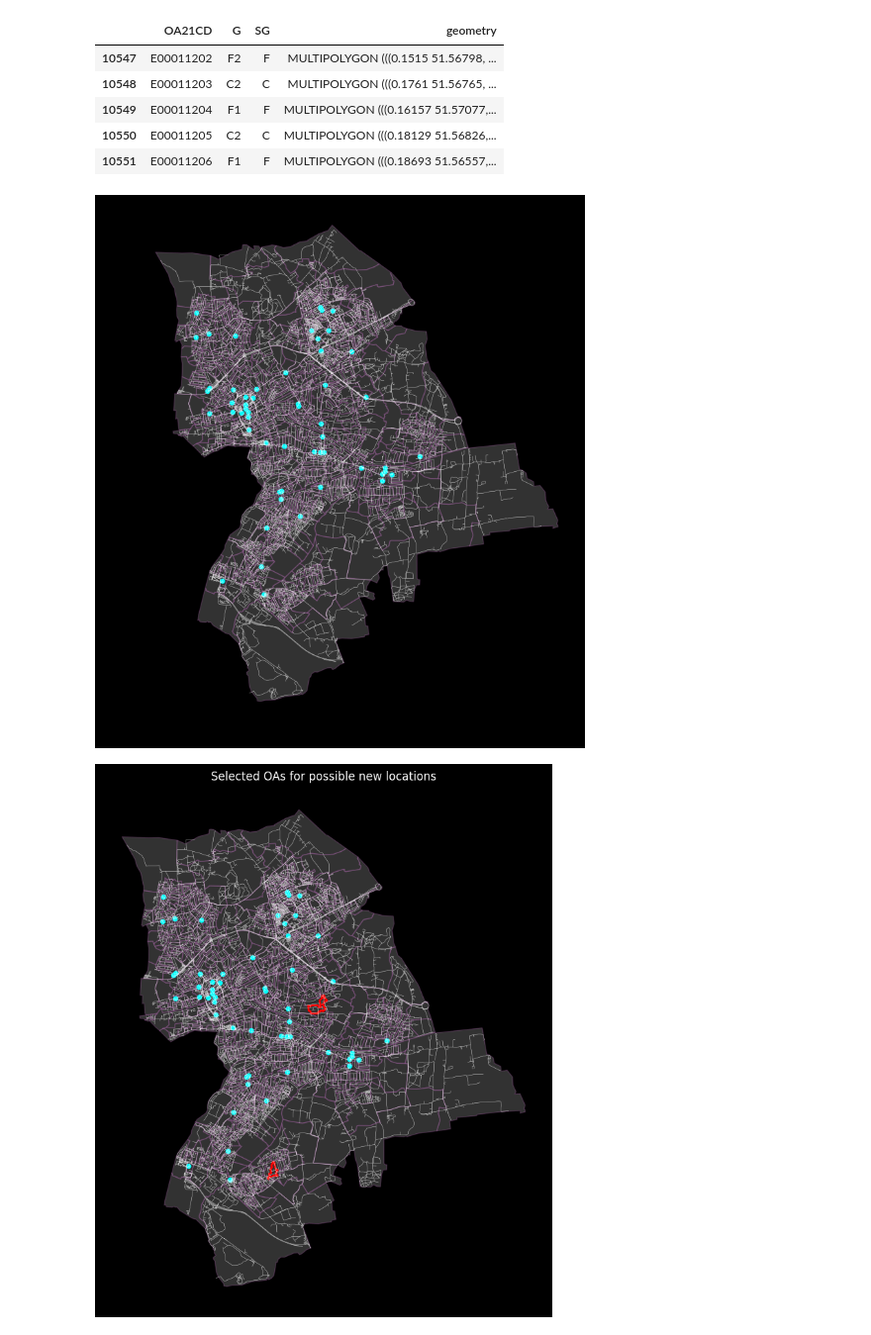
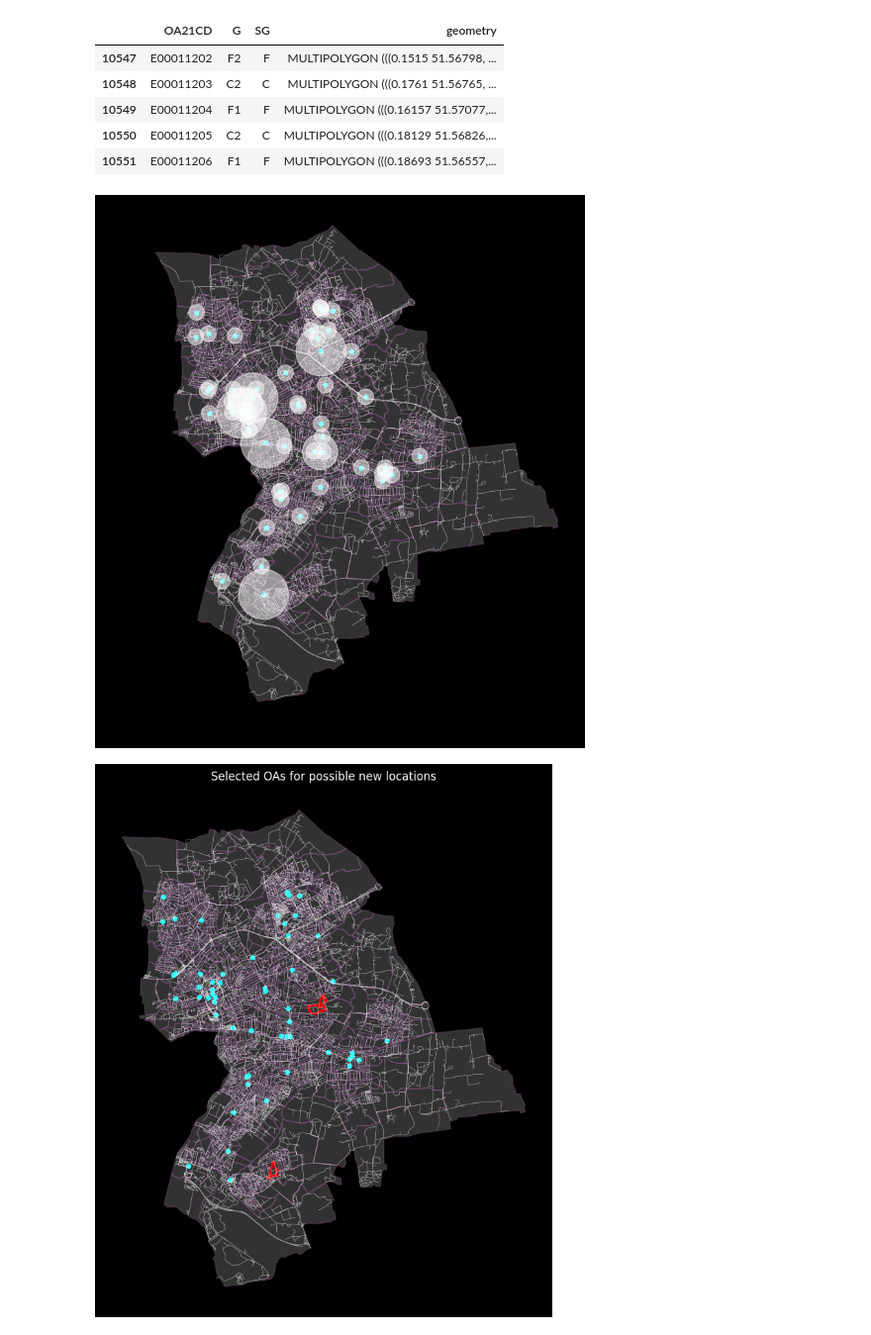
Before and after one commit to wbwhaha/UrbanSimulation_Assignment, a Jupyter notebook: Code/Spatial interaction models.ipynb, the cells around one changed output. Shown at 99% size. Drawn from its saved outputs; the diff is of its cells as text; code cells hidden in the pictures.

```diff
--- a/Code/Spatial interaction models.ipynb
+++ b/Code/Spatial interaction models.ipynb
@@ -112,12 +112,13 @@ oa.head()
 # %%
 # plot the nodes represent each supermarkets
 fig, ax = plt.subplots(figsize=(10, 10), facecolor='k')
 oa.plot(ax=ax, facecolor='w', alpha=0.2,edgecolor='violet', linewidth=1)
 edges.plot(color='w', ax=ax, linewidth=0.3, alpha=0.5)
 retail.plot(color='cyan', ax=ax, markersize=20)
+retail.plot(color='w', ax=ax, markersize='square_meters', alpha=0.5)
 ax.set_facecolor('k')
 # %% [output]
-[figure, old version]
+[figure, new version]
 # %%
 oa_ids = ['E00011326', 'E00011710']  # get the actual OA IDs of potienal supermarket
 selected_oas = oa[oa['OA21CD'].isin(oa_ids)]
```
Also changed, not shown: 23 other files.
